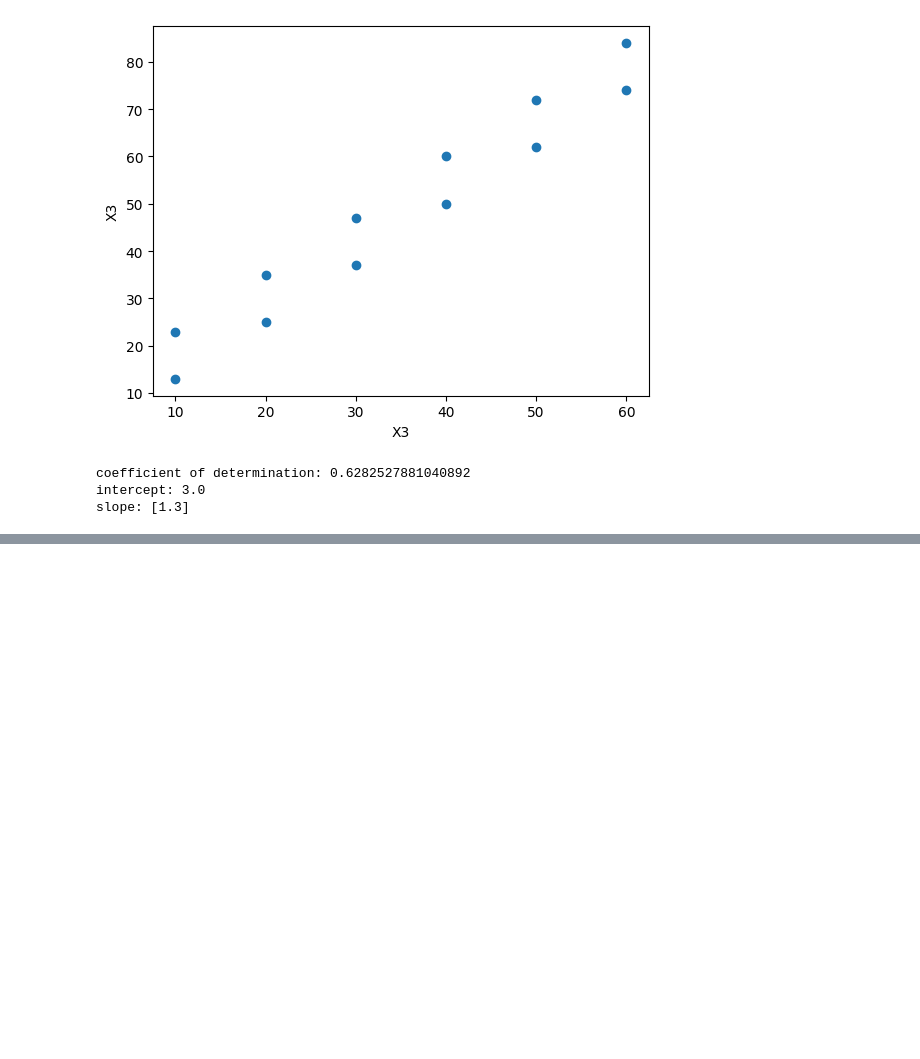
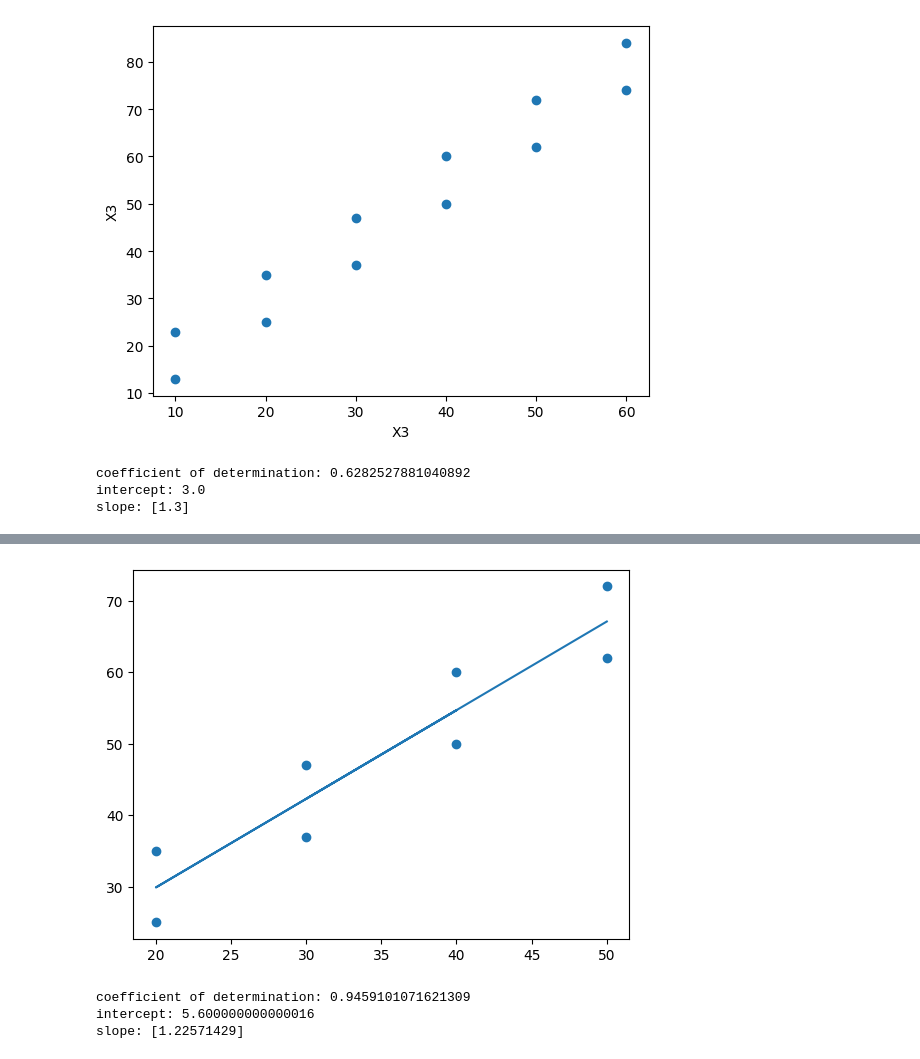
Before and after one commit to DanisYuma/GB_Theory-of-Probability-and-Mathematical-Statistics, a Jupyter notebook: Seminars/Seminar_9/sem_09_1.ipynb, the cells around one changed output, grey strips where cells are left out. Drawn from its saved outputs; the diff is of its cells as text; code cells hidden in the pictures; blank space fills up the shorter version.

```diff
--- a/Seminars/Seminar_9/sem_09_1.ipynb
+++ b/Seminars/Seminar_9/sem_09_1.ipynb
@@ -52,0 +72,19 @@ slope: [1.3]
+# %%
+plt.scatter(x2, y2)
+plt.plot(x2,5.1+1.24*x2)
+plt.show()
+# %% [output]
+[figure, added]
+# %%
+model = LinearRegression()
+x3 = x3.reshape(-1, 1)
+model.fit(x3, y3)
+r_sq = model.score(x3, y3)
+
+print('coefficient of determination:', r_sq)
+print('intercept:', model.intercept_)
+print('slope:', model.coef_)
+# %% [output]
+coefficient of determination: 0.9459101071621309
+intercept: 5.600000000000016
+slope: [1.22571429]
```
Also changed, not shown: parts of 13 cells of this notebook.
